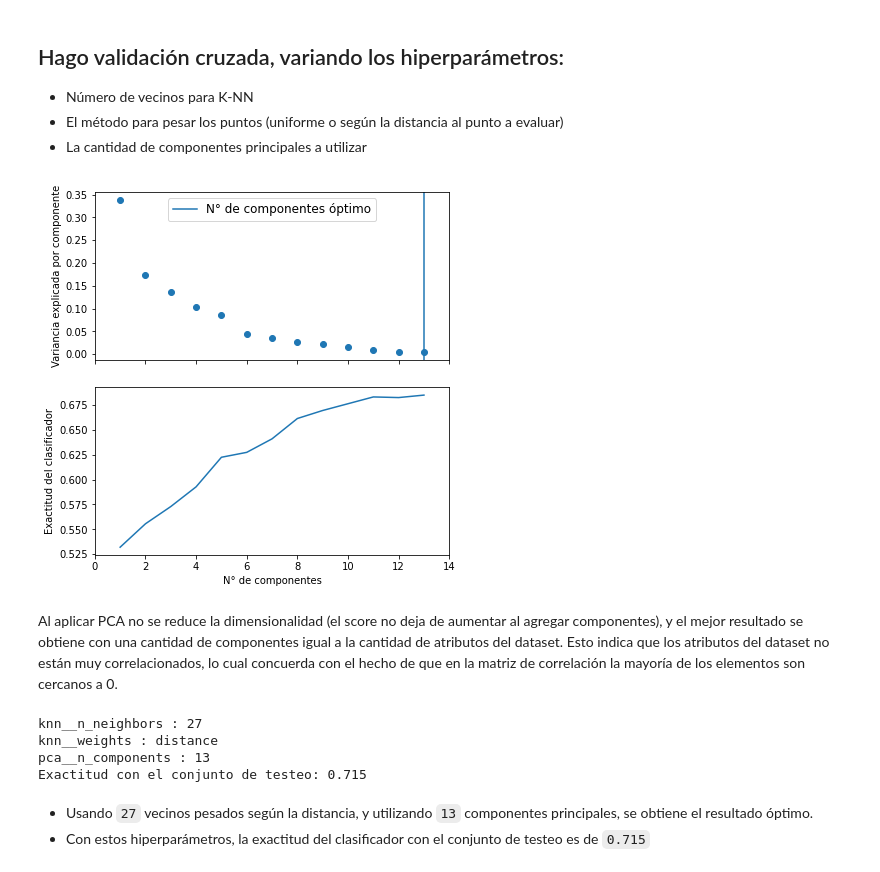
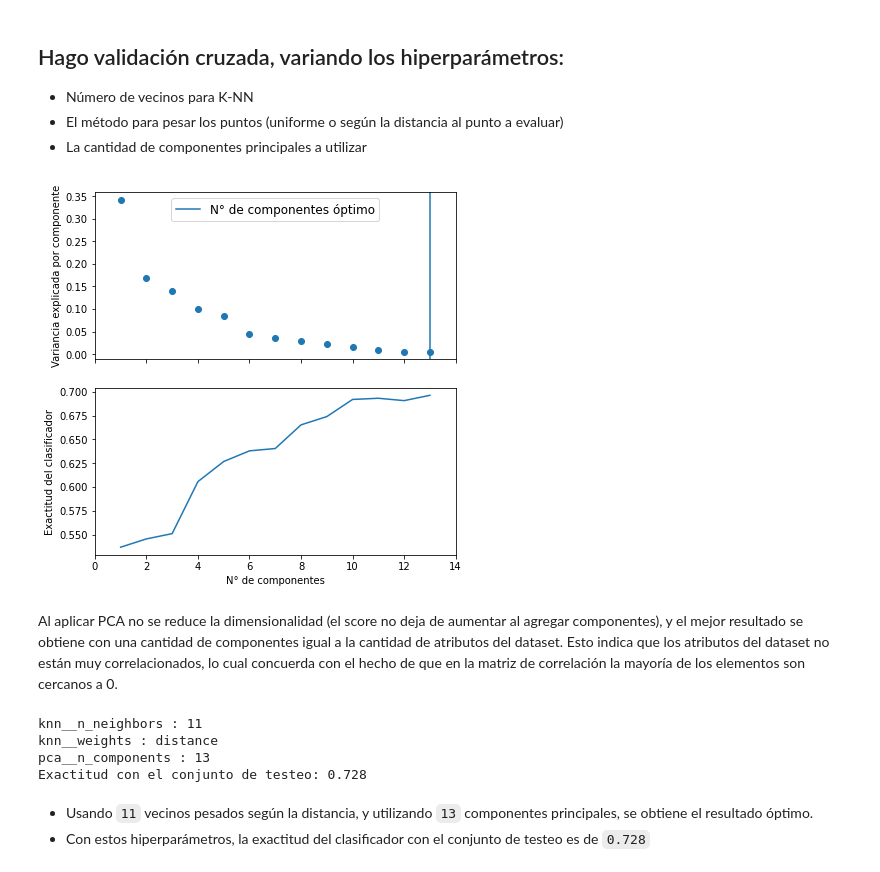
Before and after one commit to JuanSpecht/ML2021, a Jupyter notebook: TP3/ML_TP3_Spotify.ipynb, the cells around one changed output. Cells and saved outputs as stored; diff of their text form; code cells hidden in the pictures.

```diff
--- a/TP3/ML_TP3_Spotify.ipynb
+++ b/TP3/ML_TP3_Spotify.ipynb
@@ -116,7 +116,7 @@ df_norm[:] = min_max_scaler.fit_transform(df_norm[:])
 * La cantidad de componentes principales a utilizar
 # %%
 # Barajo las filas del dataset
-df = df.sample(frac=1).reset_index(drop=True)
+df_norm = df_norm.sample(frac=1).reset_index(drop=True)
 
 # Divido el dataset en entrenamiento/testeo
 data = df_norm.loc[:, df_norm.columns != 'target']
@@ -135,7 +135,7 @@ Considero los siguientes hiperparámetros:
 - el método para pesar los puntos (uniforme o según la distancia al punto a evaluar)
 - la cantidad de componentes principales a utilizar
 '''
-param_grid = [{'knn__n_neighbors': [13,15,17,19,21,23,25,27,29,31,33,35,37],
+param_grid = [{'knn__n_neighbors': [7,9,11,13,15,17,19,21],
            'pca__n_components': [1,2,3,4,5,6,7,8,9,10,11,12,13],
          'knn__weights': ['uniform', 'distance']}]
 
@@ -144,34 +144,34 @@ search.fit(x_train, y_train)
 
 # Grafico el rango de las componentes principales
 pca.fit(x_train)
 
 fig, ax = plt.subplots(nrows=2, sharex=True, figsize=(6, 6))
 ax[0].plot(np.arange(1, pca.n_components_ + 1),
          pca.explained_variance_ratio_, 'o', linewidth=2)
 ax[0].set_ylabel('Variancia explicada por componente')
 
 
 ax[0].axvline(search.best_estimator_.named_steps['pca'].n_components,
               label='N° de componentes óptimo')
 ax[0].legend(prop=dict(size=12))
 
 # Grafico la exactitud del clasificador para cada número de componentes
 results = pd.DataFrame(search.cv_results_)
 components_col = 'param_pca__n_components'
 best_clfs = results.groupby(components_col).apply(
     lambda g: g.nlargest(1, 'mean_test_score'))
 
 best_clfs.plot(x=components_col, y='mean_test_score',
                legend=False, ax=ax[1])
 ax[1].set_ylabel('Exactitud del clasificador')
 ax[1].set_xlabel('N° de componentes')
 
 plt.xlim(0, 14)
 
 plt.tight_layout()
 plt.show()
 # %% [output]
-[figure, old version]
+[figure, new version]
 # %% [markdown]
 Al aplicar PCA no se reduce la dimensionalidad (el score no deja de aumentar al agregar componentes), y el mejor resultado se obtiene con una cantidad de componentes igual a la cantidad de atributos del dataset. Esto indica que los atributos del dataset no están muy correlacionados, lo cual concuerda con el hecho de que en la matriz de correlación la mayoría de los elementos son cercanos a 0.
 # %%
@@ -182,10 +182,10 @@ print(list(search.best_params_)[2], ':' ,search.best_params_[list(search.best_pa
 accuracy = search.score(x_test, y_test)
 print('Exactitud con el conjunto de testeo: %0.3f' % accuracy)
 # %% [output]
-knn__n_neighbors : 27
+knn__n_neighbors : 11
 knn__weights : distance
 pca__n_components : 13
-Exactitud con el conjunto de testeo: 0.715
+Exactitud con el conjunto de testeo: 0.728
 # %% [markdown]
-* Usando `27` vecinos pesados según la distancia, y utilizando `13` componentes principales, se obtiene el resultado óptimo.
-* Con estos hiperparámetros, la exactitud del clasificador con el conjunto de testeo es de `0.715`
+* Usando `11` vecinos pesados según la distancia, y utilizando `13` componentes principales, se obtiene el resultado óptimo.
+* Con estos hiperparámetros, la exactitud del clasificador con el conjunto de testeo es de `0.728`
```
